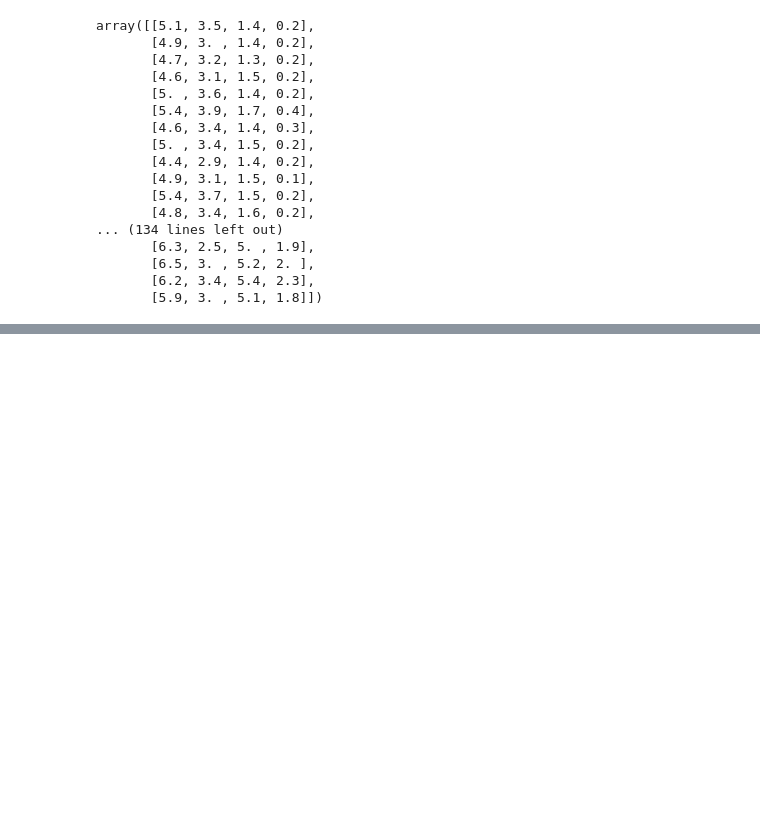
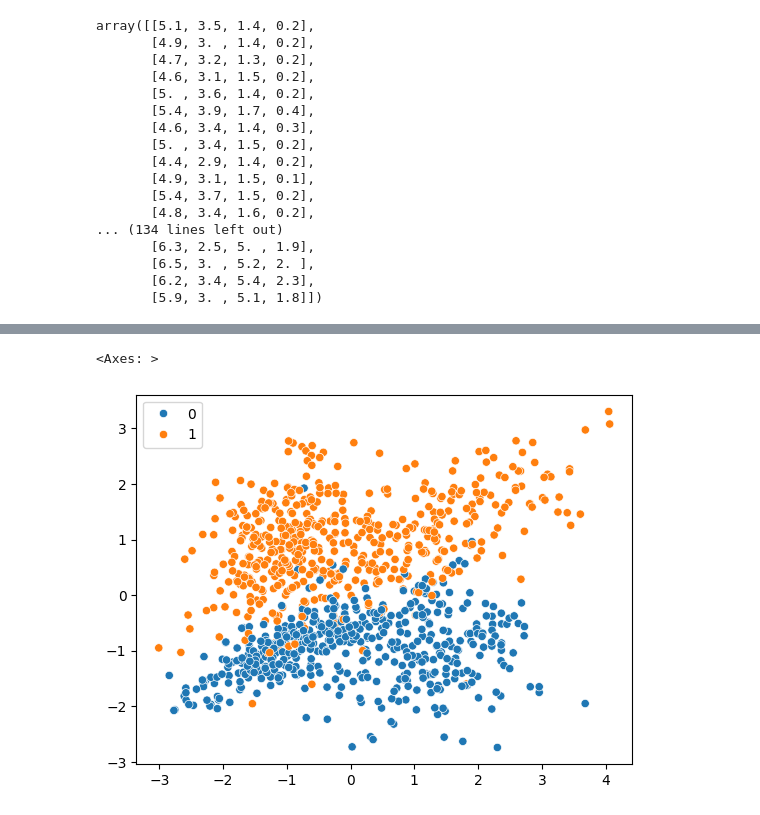
Before and after one commit to Amulussolver/Machine-learning, a Jupyter notebook: logistic.ipynb, the cells around one changed output, grey strips where cells are left out. Cells and saved outputs as stored; diff of their text form; code cells hidden in the pictures; blank space fills up the shorter version.

```diff
--- a/logistic.ipynb
+++ b/logistic.ipynb
@@ -98,0 +99,7 @@ np.float64(0.78)
+# %%
+x,y=make_classification(n_samples=1000,n_features=2,n_informative=2,n_repeated=0,n_redundant=0)
+# %%
+sns.scatterplot(x=x[:,0],y=x[:,1],hue=y)
+# %% [output]
+<Axes: >
+[figure, added]
```
Also changed, not shown: parts of 23 cells of this notebook.
